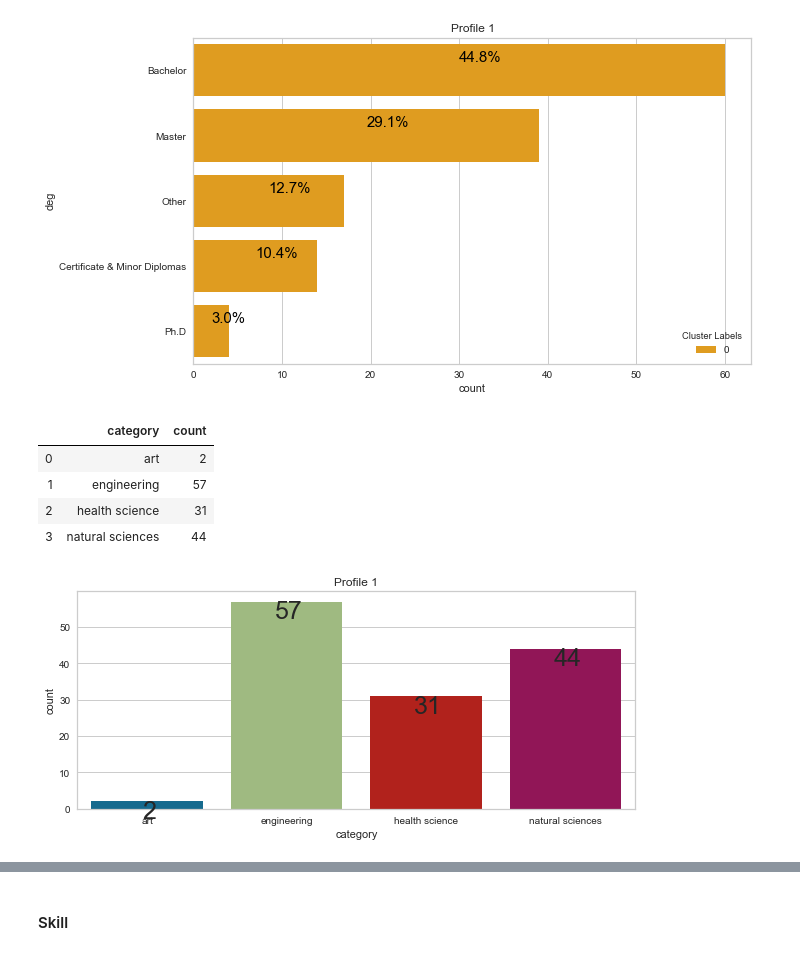
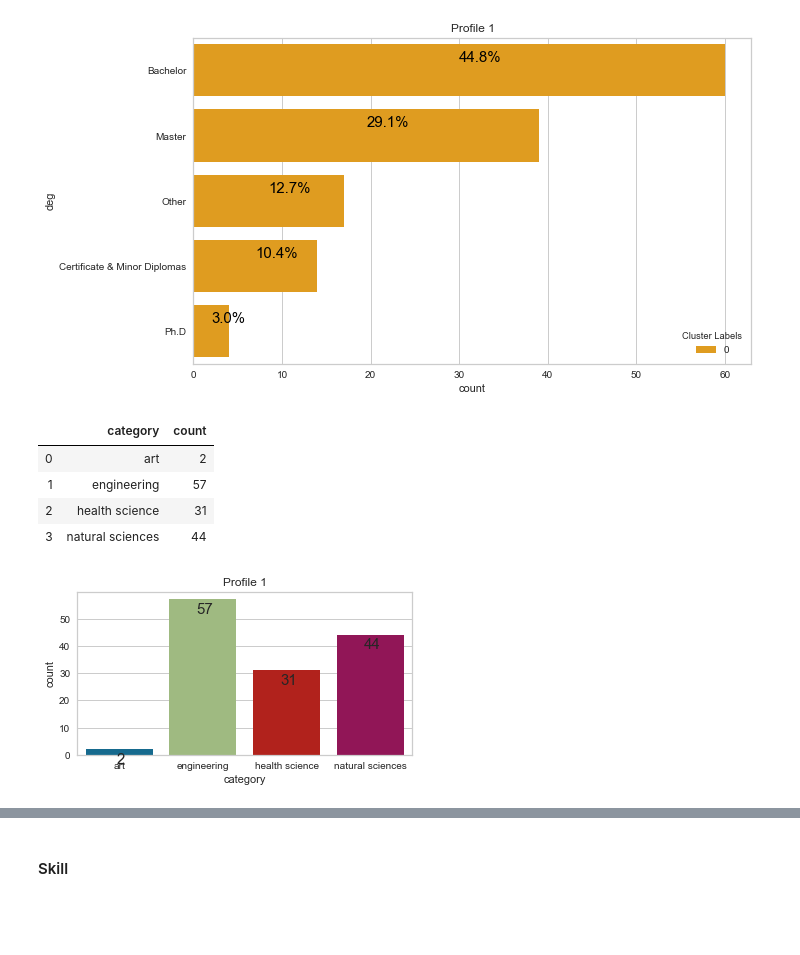
Before and after one commit to B1o0b1/Ayiti_analytics_capstone_project, a Jupyter notebook: initial_notebook.ipynb, the cells around one changed output, grey strips where cells are left out. Drawn from its saved outputs; the diff is of its cells as text; code cells hidden in the pictures; blank space fills up the shorter version.

```diff
--- a/initial_notebook.ipynb
+++ b/initial_notebook.ipynb
@@ -1658,24 +1658,24 @@ for p in ax.patches:
 # %%
 demo_1 = pd.DataFrame(cluster_ed.groupby('category')[['category']].count()).rename(columns={'category':'count'}).reset_index(level=0)
 display(demo_1)
-plt.figure(figsize=(10, 4))
+plt.figure(figsize=(6, 3))
 ax = sns.barplot(x="category", y="count", data=demo_1)
 ax.set_title("Profile 1")
 
 for p in ax.patches:
     ax.annotate(format(p.get_height(), '.0f'),
                    (p.get_x() + p.get_width() / 2., p.get_height()),
                    ha = 'center', va = 'center',
-                   size=25,
+                   size=15,
                    xytext = (2, -10),
                    textcoords = 'offset points')
 # %% [output]
 |  | category | count |
 | 0 | art | 2 |
 | 1 | engineering | 57 |
 | 2 | health science | 31 |
 | 3 | natural sciences | 44 |
-[figure, old version]
+[figure, new version]
 # %%
 demo_1 = pd.DataFrame(cluster_ed.groupby('deg')[['deg']].count()).rename(columns={'deg':'count'}).reset_index(level=0)
 display(demo_1)
```
Also changed, not shown: parts of 22 cells of this notebook, 1 other file.
